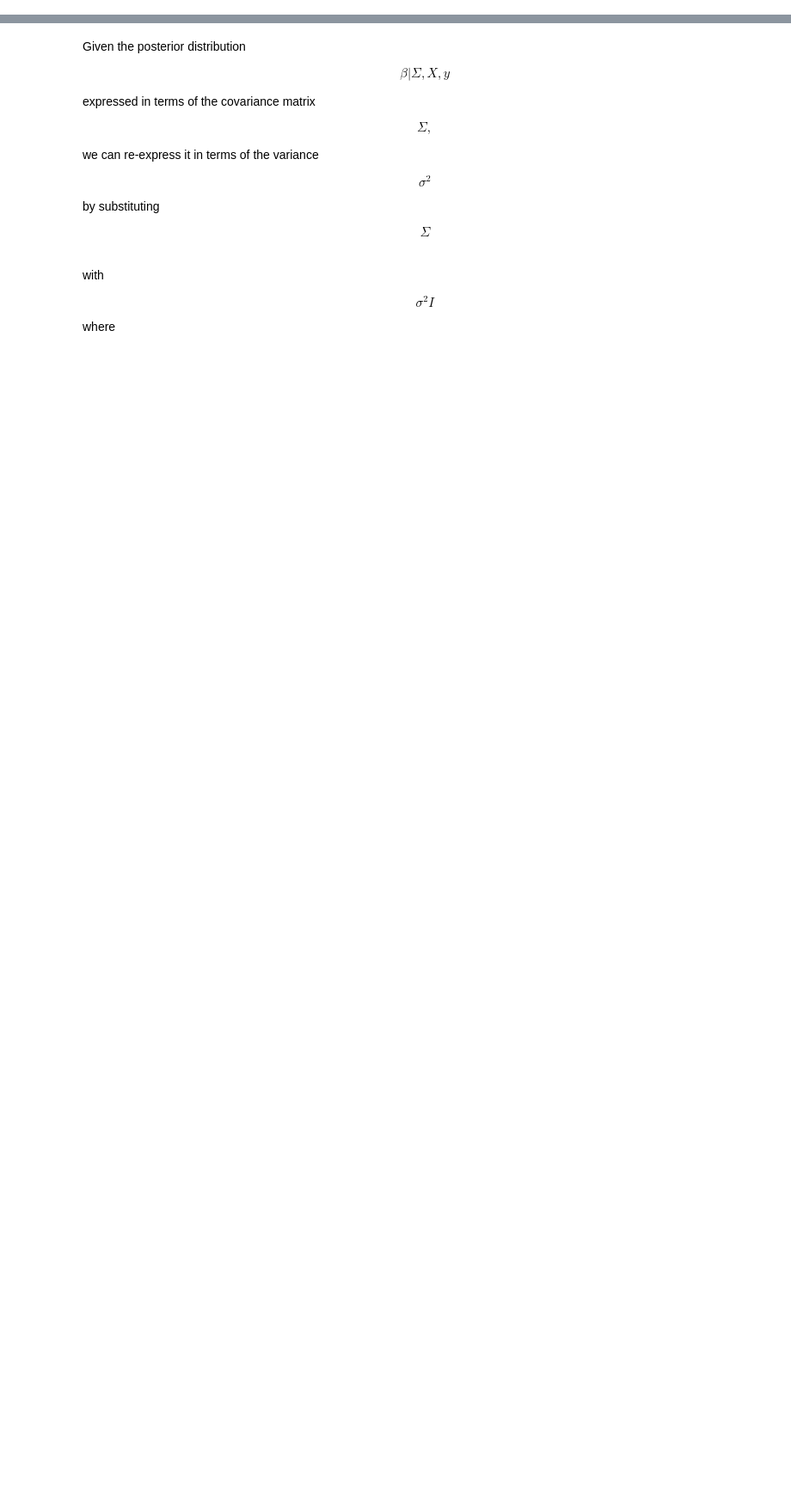
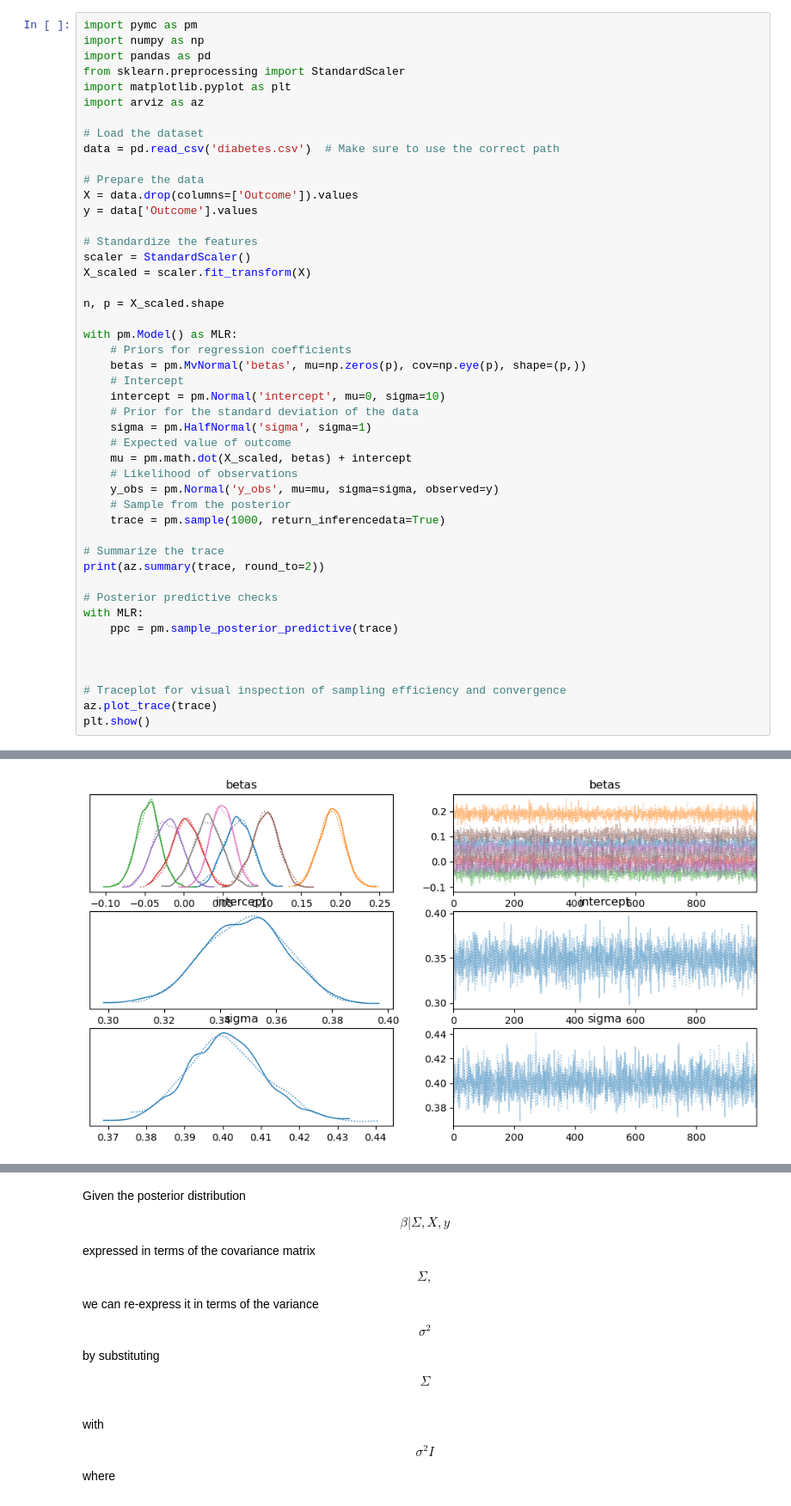
Before and after one commit to VinayakMaharaj/STA365-HW, a Jupyter notebook: STA365_HW_5.ipynb, the cells around one changed output, grey strips where cells are left out. Shown: that part at 86% size. Drawn from its saved outputs; the diff is of its cells as text; blank space fills up the shorter version.

```diff
--- a/STA365_HW_5.ipynb
+++ b/STA365_HW_5.ipynb
@@ -61,0 +3,48 @@ NameError: name 'data' is not defined
+# %%
+import pymc as pm
+import numpy as np
+import pandas as pd
+from sklearn.preprocessing import StandardScaler
+import matplotlib.pyplot as plt
+import arviz as az
+
+# Load the dataset
+data = pd.read_csv('diabetes.csv')  # Make sure to use the correct path
+
+# Prepare the data
+X = data.drop(columns=['Outcome']).values
+y = data['Outcome'].values
+
+# Standardize the features
+scaler = StandardScaler()
+X_scaled = scaler.fit_transform(X)
+
+n, p = X_scaled.shape
+
+with pm.Model() as MLR:
+    # Priors for regression coefficients
+    betas = pm.MvNormal('betas', mu=np.zeros(p), cov=np.eye(p), shape=(p,))
+    # Intercept
+    intercept = pm.Normal('intercept', mu=0, sigma=10)
+    # Prior for the standard deviation of the data
+    sigma = pm.HalfNormal('sigma', sigma=1)
+    # Expected value of outcome
+    mu = pm.math.dot(X_scaled, betas) + intercept
+    # Likelihood of observations
+    y_obs = pm.Normal('y_obs', mu=mu, sigma=sigma, observed=y)
+    # Sample from the posterior
+    trace = pm.sample(1000, return_inferencedata=True)
+
+# Summarize the trace
+print(az.summary(trace, round_to=2))
+
+# Posterior predictive checks
+with MLR:
+    ppc = pm.sample_posterior_predictive(trace)
+
+
+
+# Traceplot for visual inspection of sampling efficiency and convergence
+az.plot_trace(trace)
+plt.show()
+# %% [output]
@@ -61,0 +71 @@ NameError: name 'data' is not defined
+[figure, added]
```
Also changed, not shown: parts of 13 cells of this notebook.
